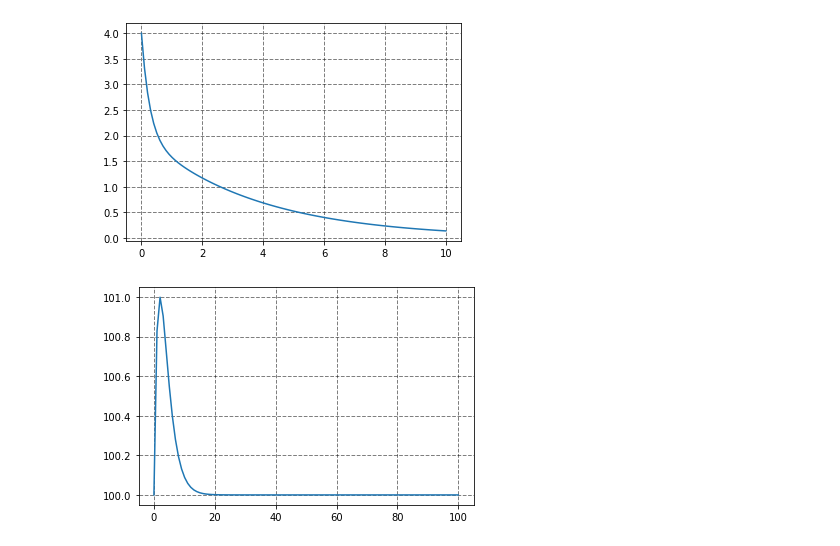
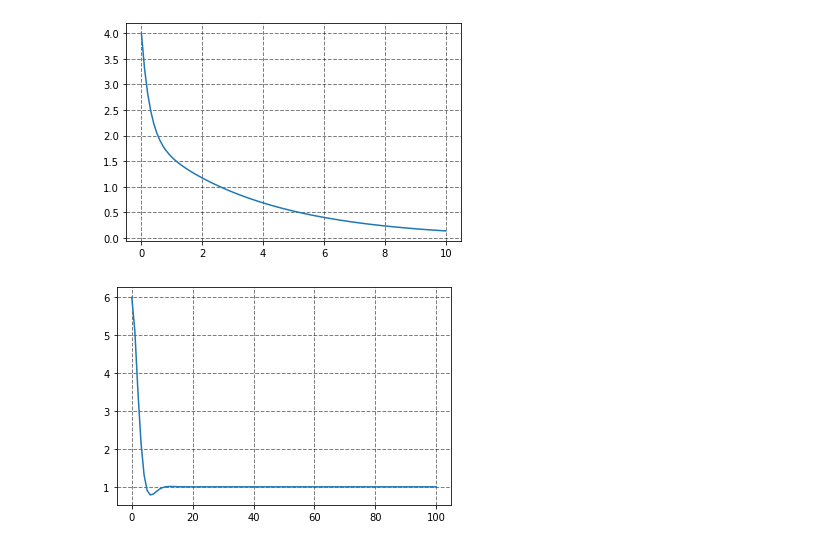
Before and after one commit to Nave-wata/Python_Random, a Jupyter notebook: OIT_math/GraphPlot.ipynb, the cells around one changed output. Drawn from its saved outputs; the diff is of its cells as text; code cells hidden in the pictures.

```diff
--- a/OIT_math/GraphPlot.ipynb
+++ b/OIT_math/GraphPlot.ipynb
@@ -60,24 +60,24 @@ plt.show()
 [figure]
 # %%
 # バンジージャンプ2
-x0: float = 100.0
+x0: float = 1.0
 c: float = 1.0
 D: float = - 1.0
-C1: float = 1.0
-C2: float = 1.0
+C1: float = 5.0
+C2: float = 5.0
 
 t: ndarray = np.linspace(0, 100, 100)
 if (D >= 0):
     x: ndarray = x0 + C1 * np.exp(((-c + np.sqrt(D)) / 2 * m) * t) + C2 * np.exp(((-c - np.sqrt(D)) / 2 * m) * t)
 else:
-    x: ndarray = x0 + np.exp((-c  / 2 * m) * t) * ((C1 * np.cos((np.sqrt(-D)) / 2 * m) * t) + C2 * np.sin((np.sqrt(-D)) / 2 * m) * t)
+    x: ndarray = x0 + np.exp((-c  / 2 * m) * t) * ((C1 * np.cos(((np.sqrt(-D)) / 2 * m) * t) + C2 * np.sin(((np.sqrt(-D)) / 2 * m) * t)))
 
 ax = plt.figure().add_subplot(111)
 ax.grid(which = "major", axis = "x", color = "black", alpha = 0.5, linestyle = "--", linewidth = 1)
 ax.grid(which = "major", axis = "y", color = "black", alpha = 0.5, linestyle = "--", linewidth = 1)
 #plt.xlim(0, 10)
 #plt.ylim(-5, 0)
 plt.plot(t, x)
 plt.show()
 # %% [output]
-[figure, old version]
+[figure, new version]
```
